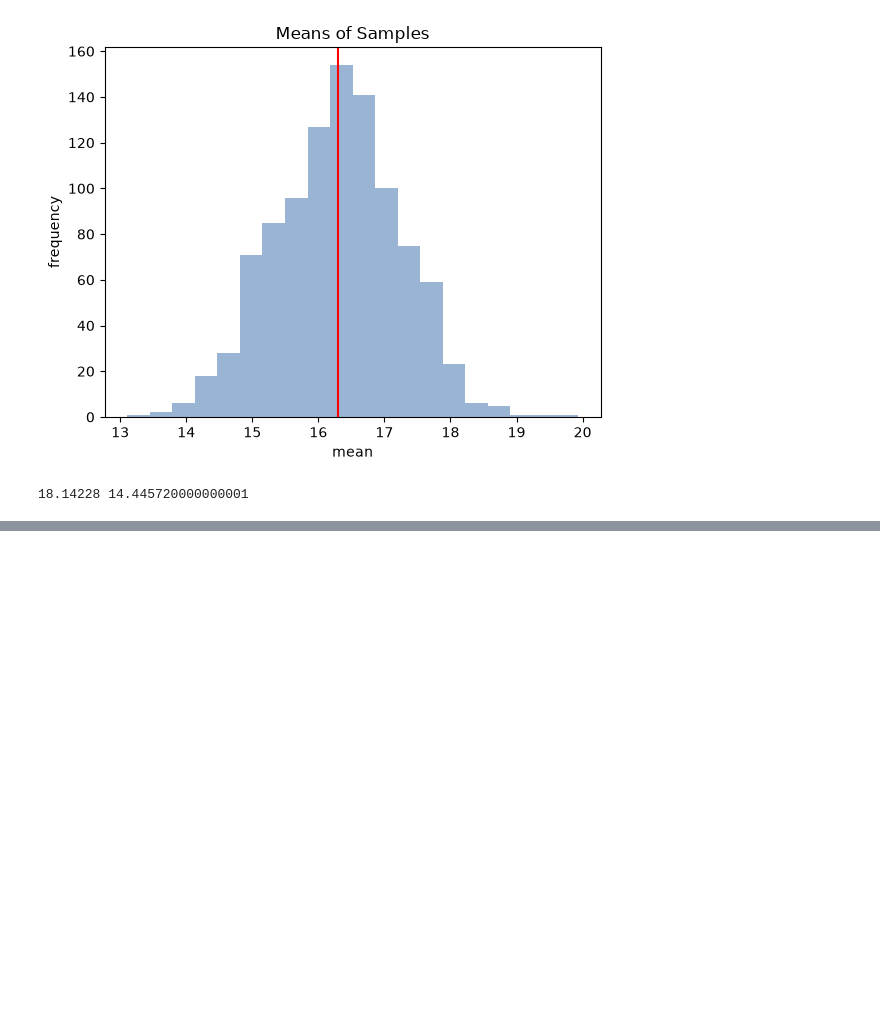
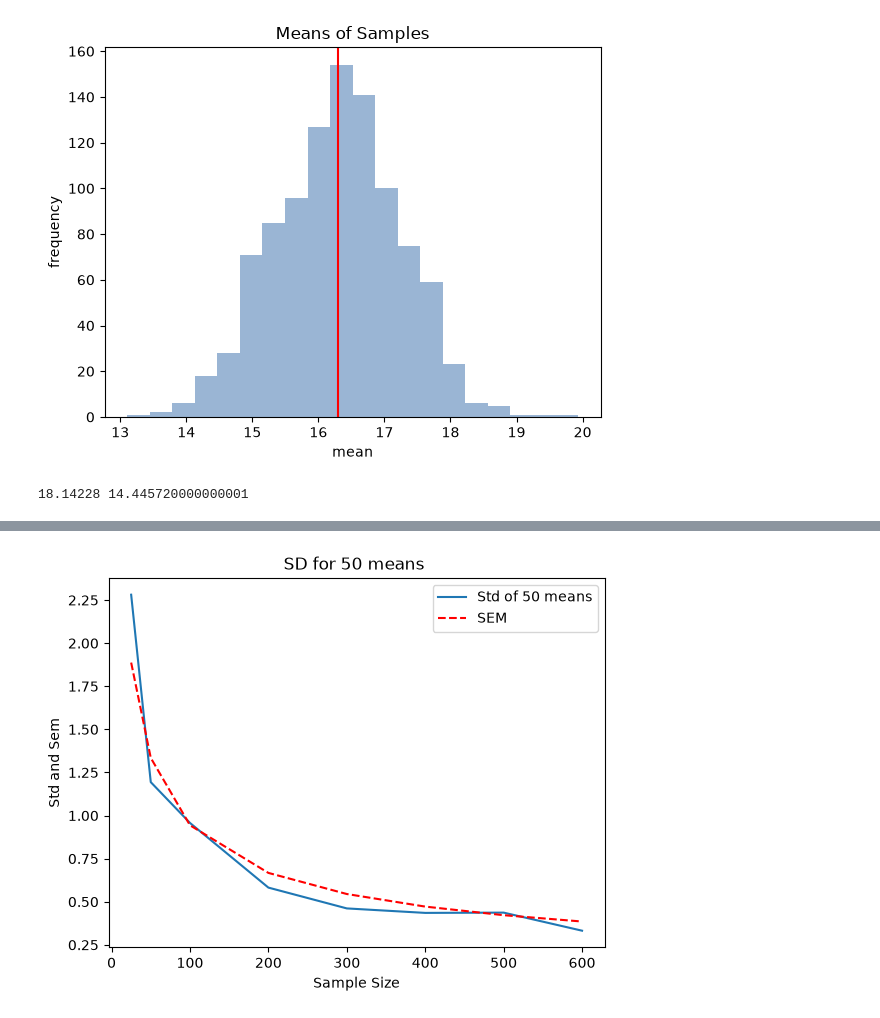
Before and after one commit to FerCorcuera/mit-datascience-6.0002, a Jupyter notebook: notes/8_Sampling_and_standard_error.ipynb, the cells around one changed output, grey strips where cells are left out. Saved outputs shown, nothing was run; the diff lists cells and outputs as text; code cells hidden in the pictures; blank space fills up the shorter version.

```diff
--- a/notes/8_Sampling_and_standard_error.ipynb
+++ b/notes/8_Sampling_and_standard_error.ipynb
@@ -154,0 +274,31 @@ print(upper, lower)
+# %%
+def sem(popSD, sampleSize):
+    return popSD / sampleSize**0.5
+# %%
+sampleSizes = (25, 50, 100, 200, 300, 400, 500, 600)
+numTrials = 50
+popSD = np.std(population)
+sems = []
+sampleSDs = []
+for size in sampleSizes:
+    sems.append(sem(popSD, size))
+    means = []
+    for t in range(numTrials):
+        sample = random.sample(population, size)
+        means.append(sum(sample) / len(sample))
+
+    sampleSDs.append(np.std(means))
+
+plt.plot(
+    sampleSizes, sampleSDs, label=f"Std of {numTrials} means"
+)  # std form the samples
+plt.plot(
+    sampleSizes, sems, "r--", label="SEM"
+)  # standard errors calculted form the population
+plt.xlabel("Sample Size")
+plt.ylabel("Std and Sem")
+plt.title(f"SD for {numTrials} means ")
+plt.legend()
+plt.show()
+# %% [output]
+[figure, added]
```
Also changed, not shown: parts of 29 cells of this notebook, 1 other file.
